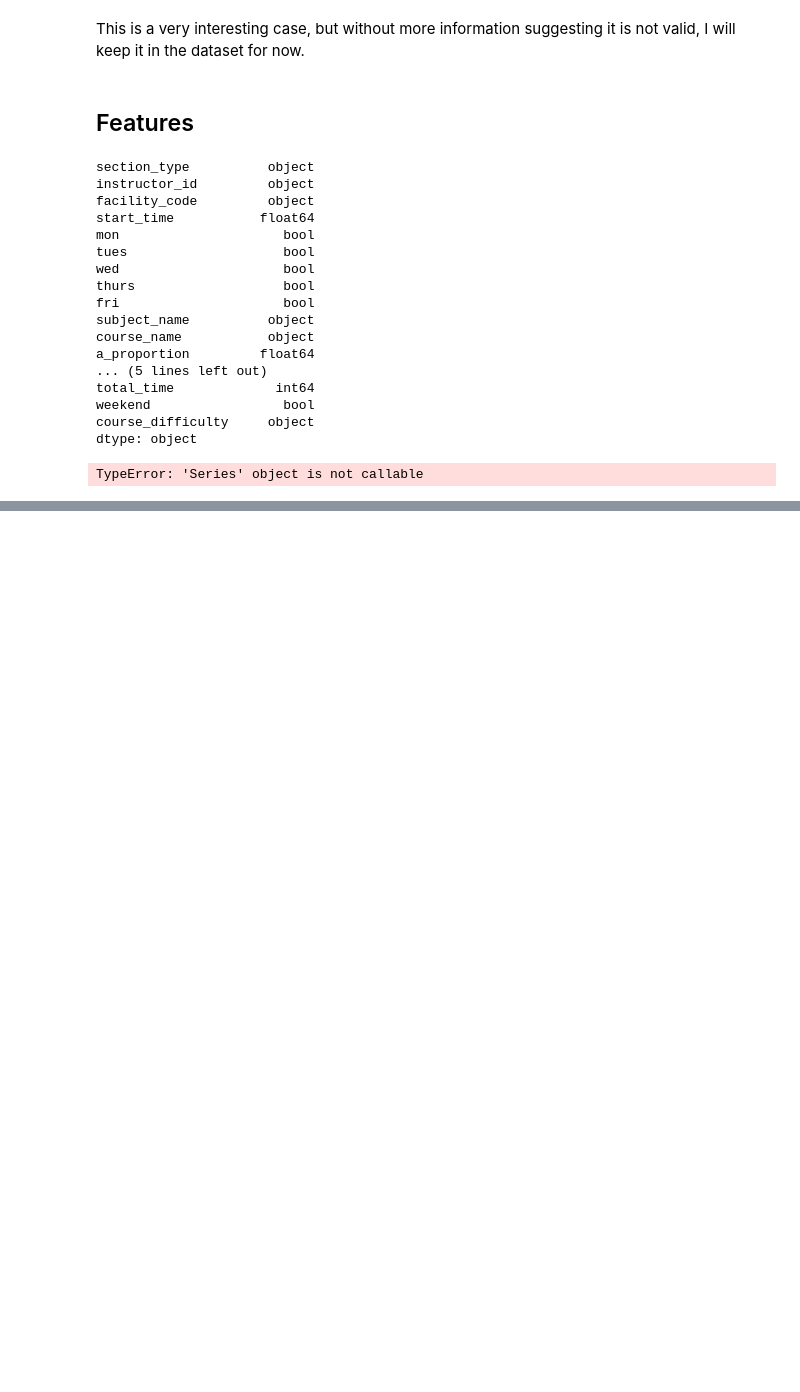
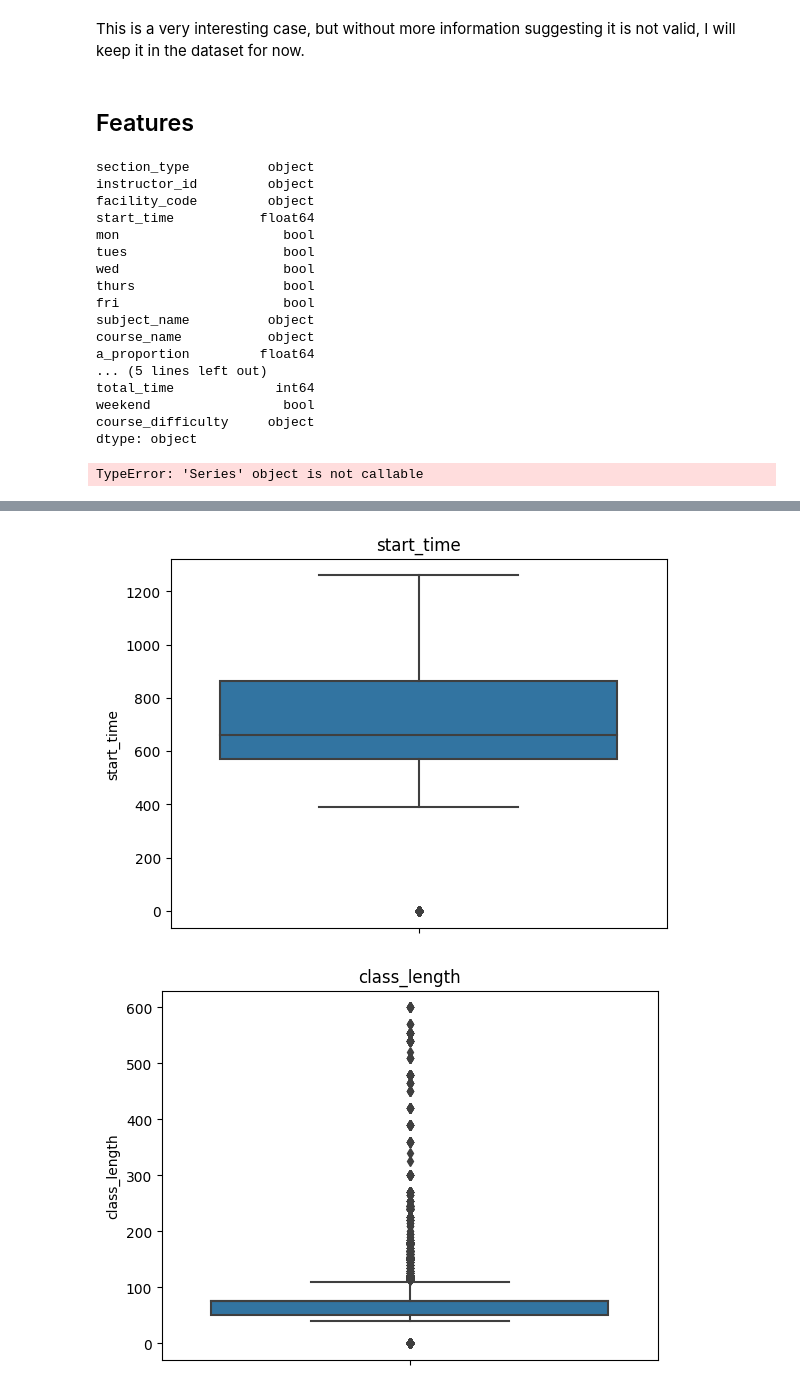
Before and after one commit to kellianneyang/predictive-academic-analytics, a Jupyter notebook: data_visualization.ipynb, the cells around one changed output, grey strips where cells are left out. Drawn from its saved outputs; the diff is of its cells as text; code cells hidden in the pictures; blank space fills up the shorter version.

```diff
--- a/data_visualization.ipynb
+++ b/data_visualization.ipynb
@@ -119,0 +161,4 @@ TypeError: 'Series' object is not callable
+# %%
+numeric_features = ['start_time', 'class_length', 'total_time']
+
+# histograms, boxplots for start_time, class_length, total_time
@@ -119,0 +177,12 @@ TypeError: 'Series' object is not callable
+# %%
+# boxplots for numeric variables to see outliers
+
+for col in numeric_features:
+  col_name = col
+  plot = sns.boxplot(data = df, y = col)
+  plot.set_title(col_name)
+  plt.show()
+  print('\n\n')
+# %% [output]
+[figure, added]
+[figure, added]
```
Also changed, not shown: parts of 14 cells of this notebook, 1 other file.
